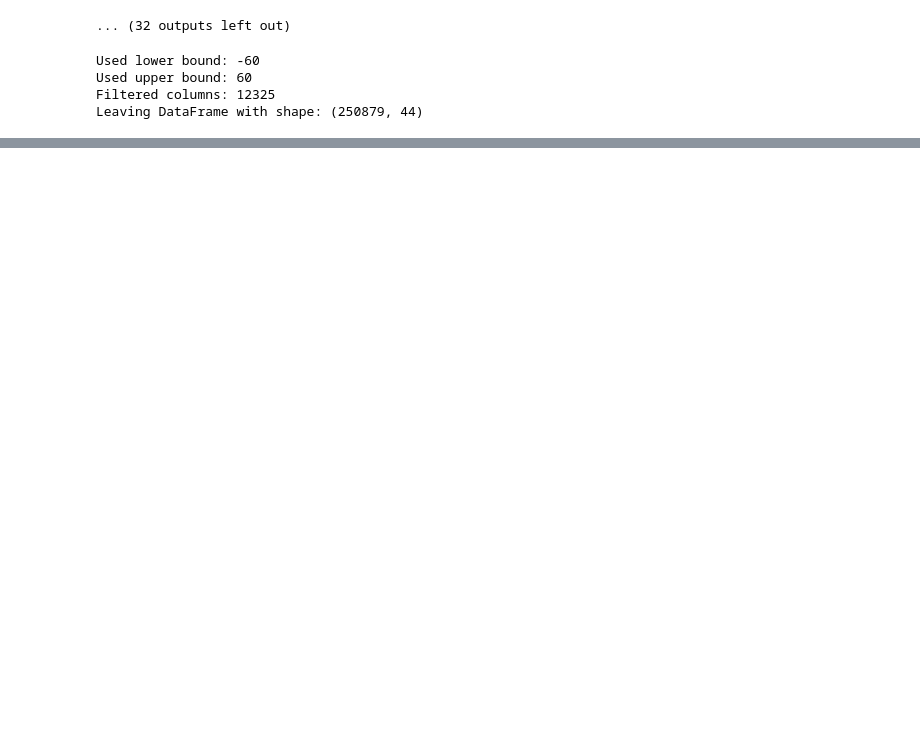
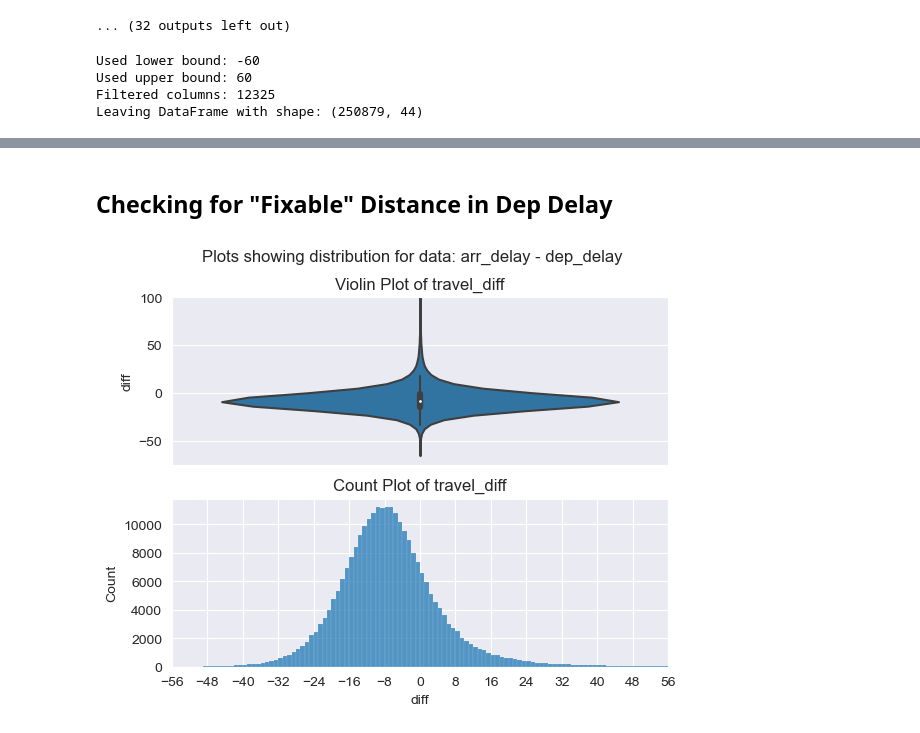
Before and after one commit to chrigHub/PertubationThesis, a Jupyter notebook: main/preprocessing/analysis/experimental_data_analysis.ipynb, the cells around one changed output, grey strips where cells are left out. Cells and saved outputs as stored; diff of their text form; code cells hidden in the pictures; blank space fills up the shorter version.

```diff
--- a/main/preprocessing/analysis/experimental_data_analysis.ipynb
+++ b/main/preprocessing/analysis/experimental_data_analysis.ipynb
@@ -168 +190,37 @@ for col in filtered.columns:
 ... (32 outputs left out)
+# %% [markdown]
+## Checking for "Fixable" Distance in Dep Delay
+# %%
+# Create plot frame
+fig, axs = plt.subplots(2,1)
+fig.suptitle("Plots showing distribution for data: arr_delay - dep_delay")
+
+# Create data
+travel_diff = train["ARR_DELAY_MINS"] - train["DEP_DELAY(MINS)"]
+travel_diff_df = pd.DataFrame({"diff" : travel_diff})
+
+# Create violin plot
+min_value = -75
+max_value = 100
+
+sns.violinplot(travel_diff_df, y = "diff", ax=axs[0])
+axs[0].set_title("Violin Plot of travel_diff")
+axs[0].set_ylim(min_value, max_value)
+
+# Create count plot
+µ = travel_diff_df["diff"].median()
+min_value = -(abs(µ) * 7)
+max_value = (abs(µ) * 7)
+steps = abs(µ)
+left_values = np.arange(min_value,µ,steps)
+right_values = np.arange(µ, max_value + 1, steps)
+values = np.concatenate((left_values, right_values))
+
+sns.histplot(travel_diff_df, x="diff", ax=axs[1], bins=np.arange(travel_diff_df["diff"].min(),travel_diff_df["diff"].max()+1,1))
+axs[1].set_title('Count Plot of travel_diff')
+axs[1].set_xlim(min_value, max_value)
+axs[1].set_xticks(values)
+
+plt.show()
+# %% [output]
+[figure, added]
```
Also changed, not shown: parts of 9 cells of this notebook.
